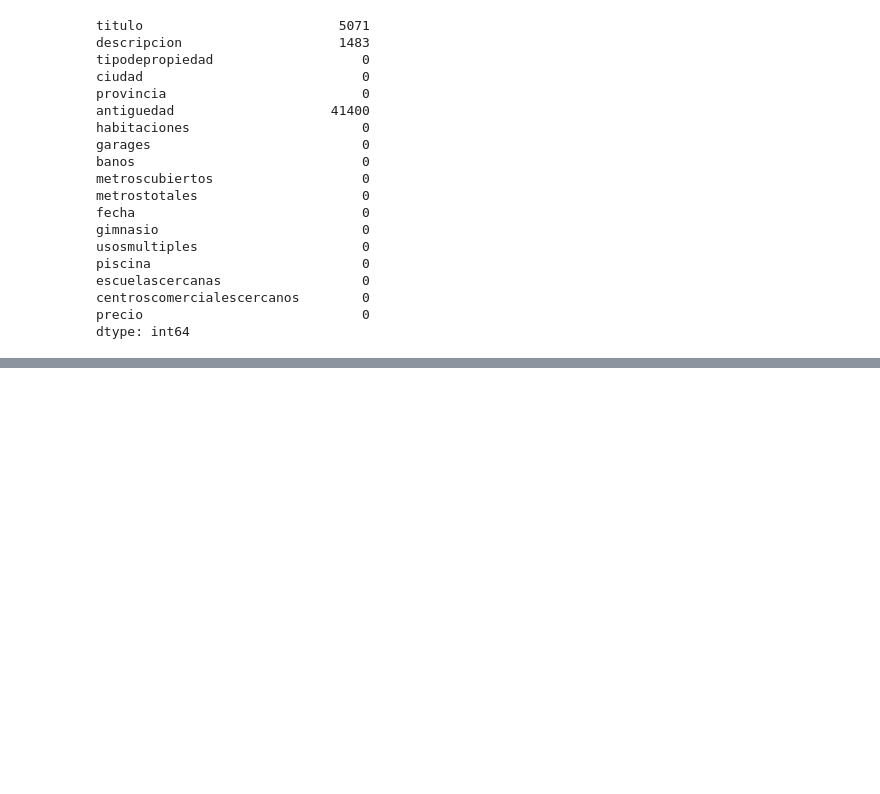
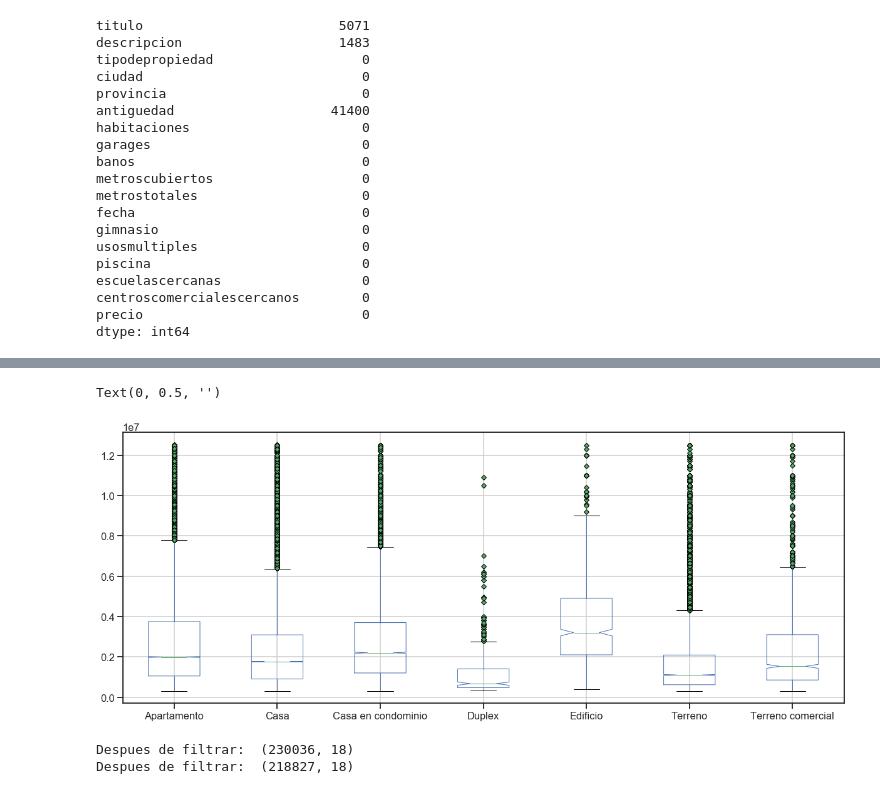
Before and after one commit to JuanCruzCastroLopez/tp1-zonajobs-analysis, a Jupyter notebook: ggp_notebook.ipynb, the cells around one changed output, grey strips where cells are left out. Cells and saved outputs as stored; diff of their text form; code cells hidden in the pictures; blank space fills up the shorter version.

```diff
--- a/ggp_notebook.ipynb
+++ b/ggp_notebook.ipynb
@@ -384,0 +419,31 @@ dtype: int64
+# %%
+# Un boxplot ayuda a poder detectar estos outliers.
+fig, ax = plt.subplots(figsize=(20,8))
+green_diamond = dict(markerfacecolor='g', marker='D')
+df_g1 = df[df['tipodepropiedad'].isin(['Casa','Apartamento','Edificio','Casa en condominio','Duplex','Terreno','Terreno comercial'])]
+df_g1.boxplot(column='precio', by='tipodepropiedad', ax=ax, flierprops=green_diamond, notch=True)
+ax.set_title('')
+fig.suptitle('')
+ax.set_xlabel('')
+ax.set_ylabel('')
+# %% [output]
+Text(0, 0.5, '')
+[figure, added]
+# %%
+# Filtro los outliers, usando maximos y minimos en base al cuantil 1 y 3 y el IQR.
+print('Despues de filtrar: ', df.shape)
+
+def is_outlier(group):
+    Q1 = group.quantile(0.25)
+    Q3 = group.quantile(0.75)
+    IQR = Q3 - Q1
+    precio_min = Q1 - 1.5 * IQR
+    precio_max = Q3 + 1.5 * IQR
+    return ~group.between(precio_min, precio_max)
+
+df = df[~df.groupby('tipodepropiedad')['precio'].apply(is_outlier)]
+
+print('Despues de filtrar: ', df.shape)
+# %% [output]
+Despues de filtrar:  (230036, 18)
+Despues de filtrar:  (218827, 18)
```
Also changed, not shown: parts of 18 cells of this notebook.
